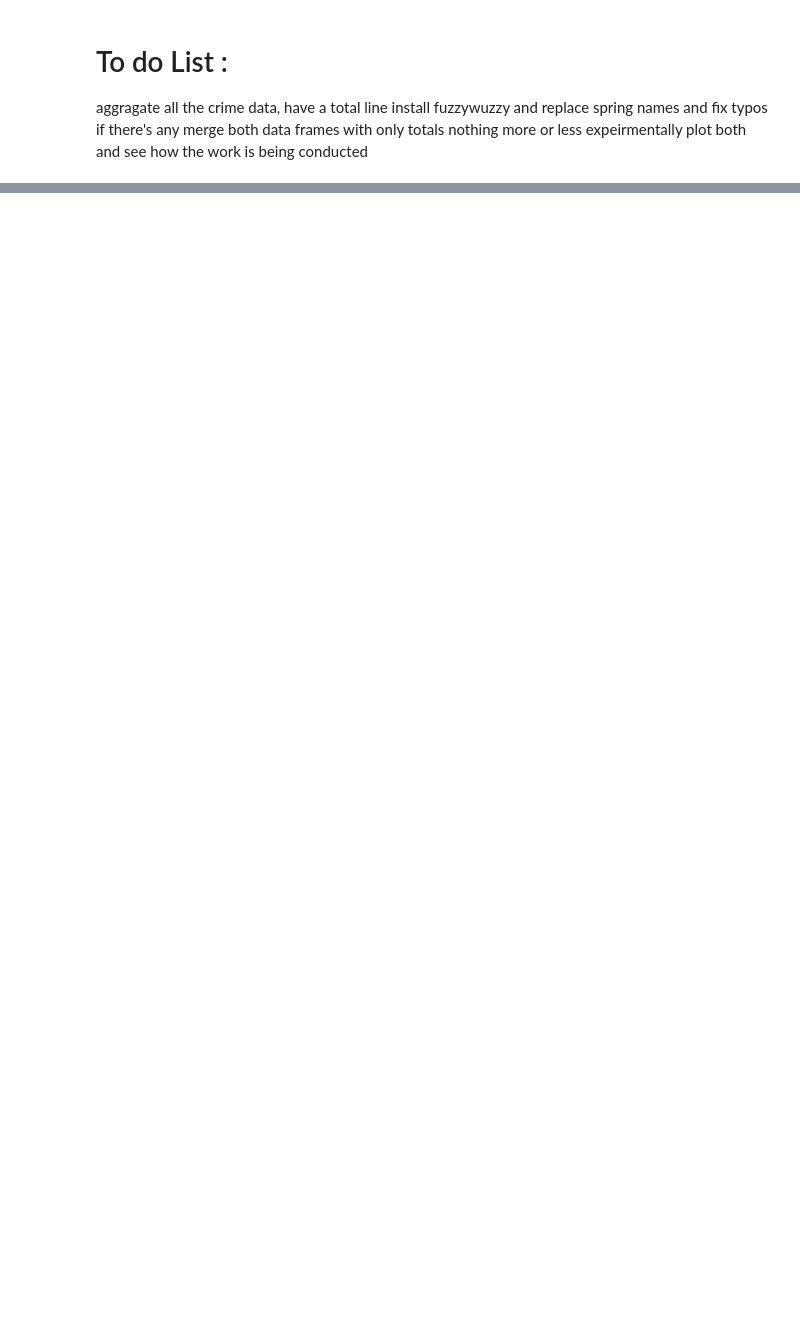
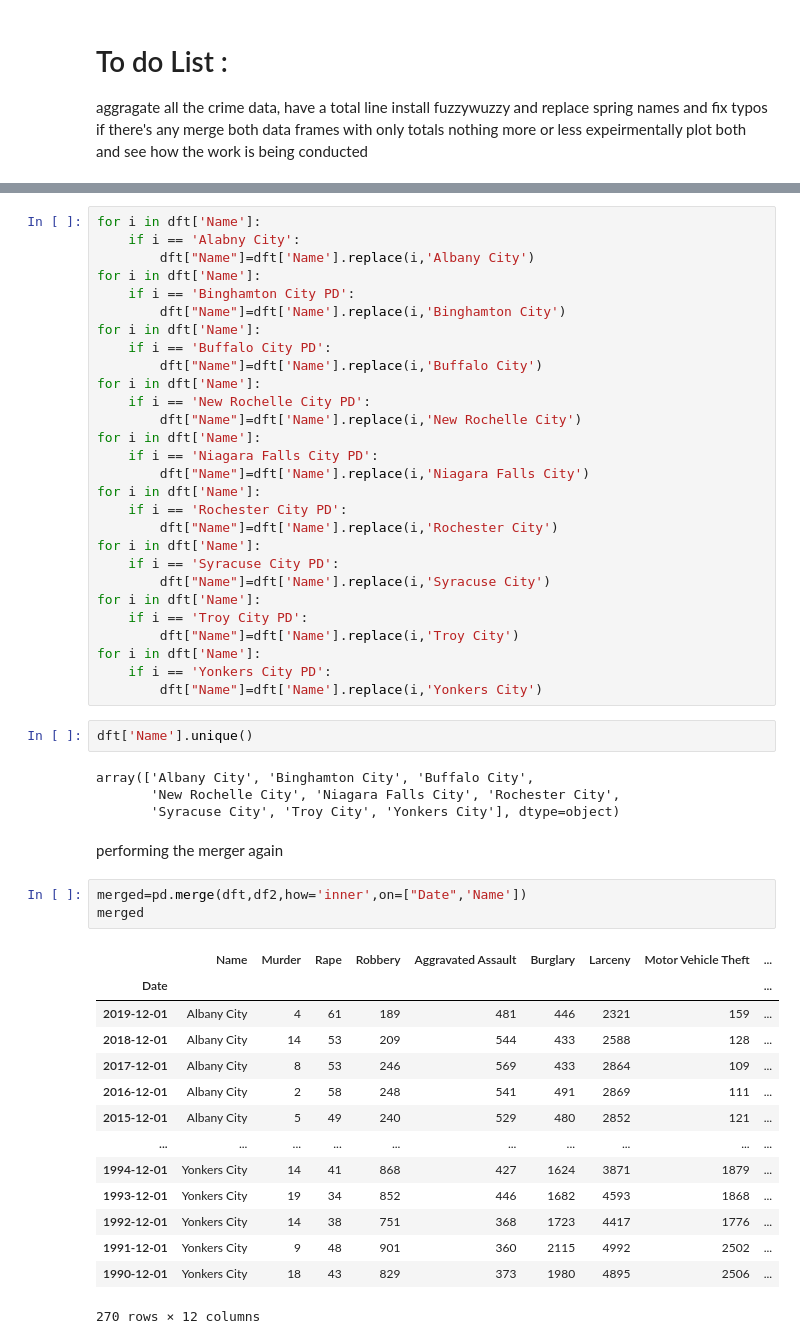
Before and after one commit to mamer-alomari/mameralomarinewyorkmodel, a Jupyter notebook: Mamer Alomari Capstone , New york state data .ipynb, the cells around one changed output, grey strips where cells are left out. Drawn from its saved outputs; the diff is of its cells as text; blank space fills up the shorter version.

```diff
--- a/Mamer Alomari Capstone , New york state data .ipynb
+++ b/Mamer Alomari Capstone , New york state data .ipynb
@@ -420,0 +433,54 @@ expeirmentally plot both and see how the work is being conducted
+# %%
+for i in dft['Name']:
+    if i == 'Alabny City':
+        dft["Name"]=dft['Name'].replace(i,'Albany City')
+for i in dft['Name']:
+    if i == 'Binghamton City PD':
+        dft["Name"]=dft['Name'].replace(i,'Binghamton City')
+for i in dft['Name']:
+    if i == 'Buffalo City PD':
+        dft["Name"]=dft['Name'].replace(i,'Buffalo City')
+for i in dft['Name']:
+    if i == 'New Rochelle City PD':
+        dft["Name"]=dft['Name'].replace(i,'New Rochelle City')
+for i in dft['Name']:
+    if i == 'Niagara Falls City PD':
+        dft["Name"]=dft['Name'].replace(i,'Niagara Falls City')
+for i in dft['Name']:
+    if i == 'Rochester City PD':
+        dft["Name"]=dft['Name'].replace(i,'Rochester City')
+for i in dft['Name']:
+    if i == 'Syracuse City PD':
+        dft["Name"]=dft['Name'].replace(i,'Syracuse City')
+for i in dft['Name']:
+    if i == 'Troy City PD':
+        dft["Name"]=dft['Name'].replace(i,'Troy City')
+for i in dft['Name']:
+    if i == 'Yonkers City PD':
+        dft["Name"]=dft['Name'].replace(i,'Yonkers City')
+# %%
+dft['Name'].unique()
+# %% [output]
+array(['Albany City', 'Binghamton City', 'Buffalo City',
+       'New Rochelle City', 'Niagara Falls City', 'Rochester City',
+       'Syracuse City', 'Troy City', 'Yonkers City'], dtype=object)
+# %% [markdown]
+performing the merger again
+# %%
+merged=pd.merge(dft,df2,how='inner',on=["Date",'Name'])
+merged
+# %% [output]
+|  | Name | Murder | Rape | Robbery | Aggravated Assault | Burglary | Larceny | Motor Vehicle Theft | ... |
+| Date |  |  |  |  |  |  |  |  | ... |
+| 2019-12-01 | Albany City | 4 | 61 | 189 | 481 | 446 | 2321 | 159 | ... |
+| 2018-12-01 | Albany City | 14 | 53 | 209 | 544 | 433 | 2588 | 128 | ... |
+| 2017-12-01 | Albany City | 8 | 53 | 246 | 569 | 433 | 2864 | 109 | ... |
+| 2016-12-01 | Albany City | 2 | 58 | 248 | 541 | 491 | 2869 | 111 | ... |
+| 2015-12-01 | Albany City | 5 | 49 | 240 | 529 | 480 | 2852 | 121 | ... |
+| ... | ... | ... | ... | ... | ... | ... | ... | ... | ... |
+| 1994-12-01 | Yonkers City | 14 | 41 | 868 | 427 | 1624 | 3871 | 1879 | ... |
+| 1993-12-01 | Yonkers City | 19 | 34 | 852 | 446 | 1682 | 4593 | 1868 | ... |
+| 1992-12-01 | Yonkers City | 14 | 38 | 751 | 368 | 1723 | 4417 | 1776 | ... |
+| 1991-12-01 | Yonkers City | 9 | 48 | 901 | 360 | 2115 | 4992 | 2502 | ... |
+| 1990-12-01 | Yonkers City | 18 | 43 | 829 | 373 | 1980 | 4895 | 2506 | ... |
+270 rows × 12 columns
```
Also changed, not shown: parts of 11 cells of this notebook.
